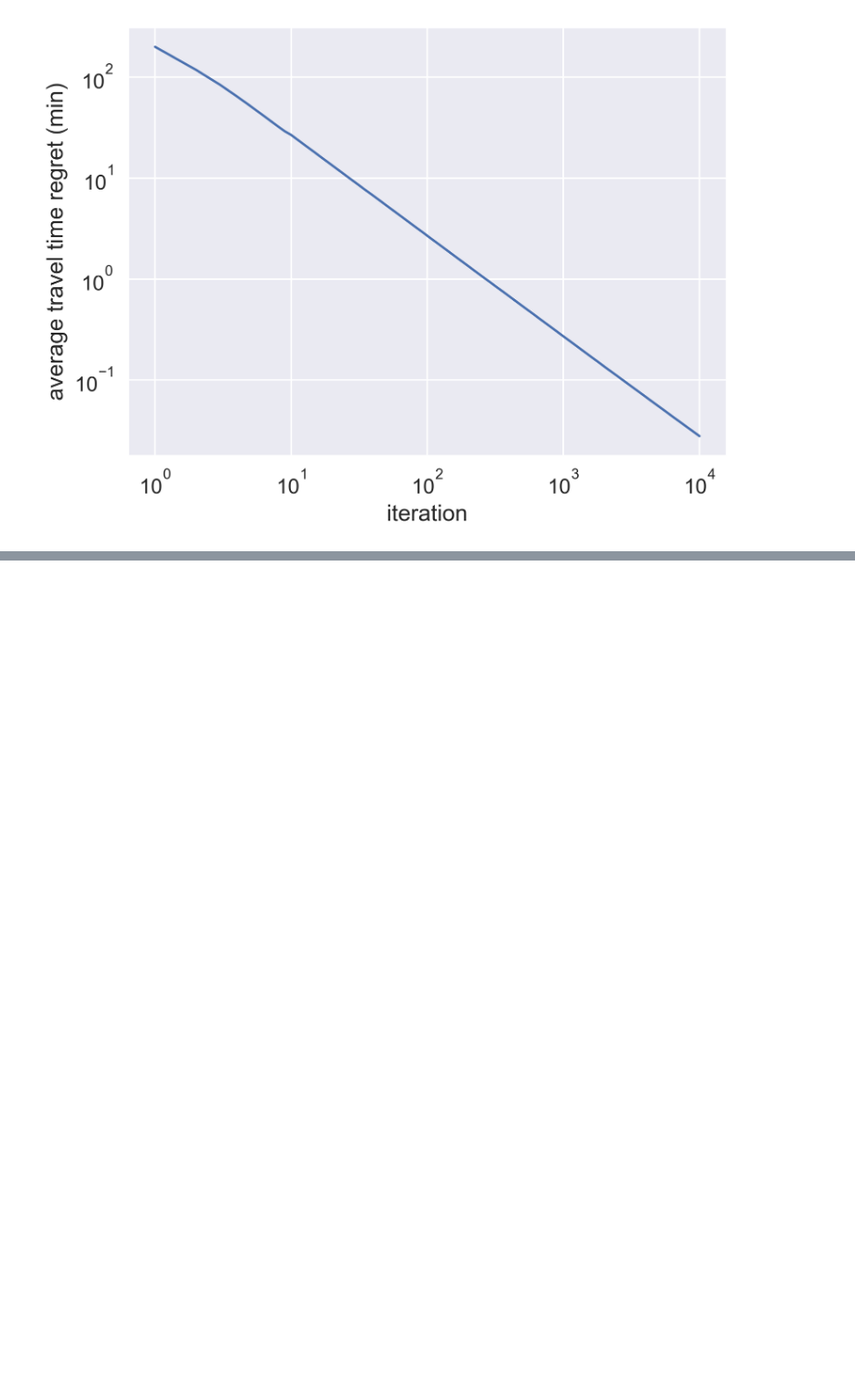
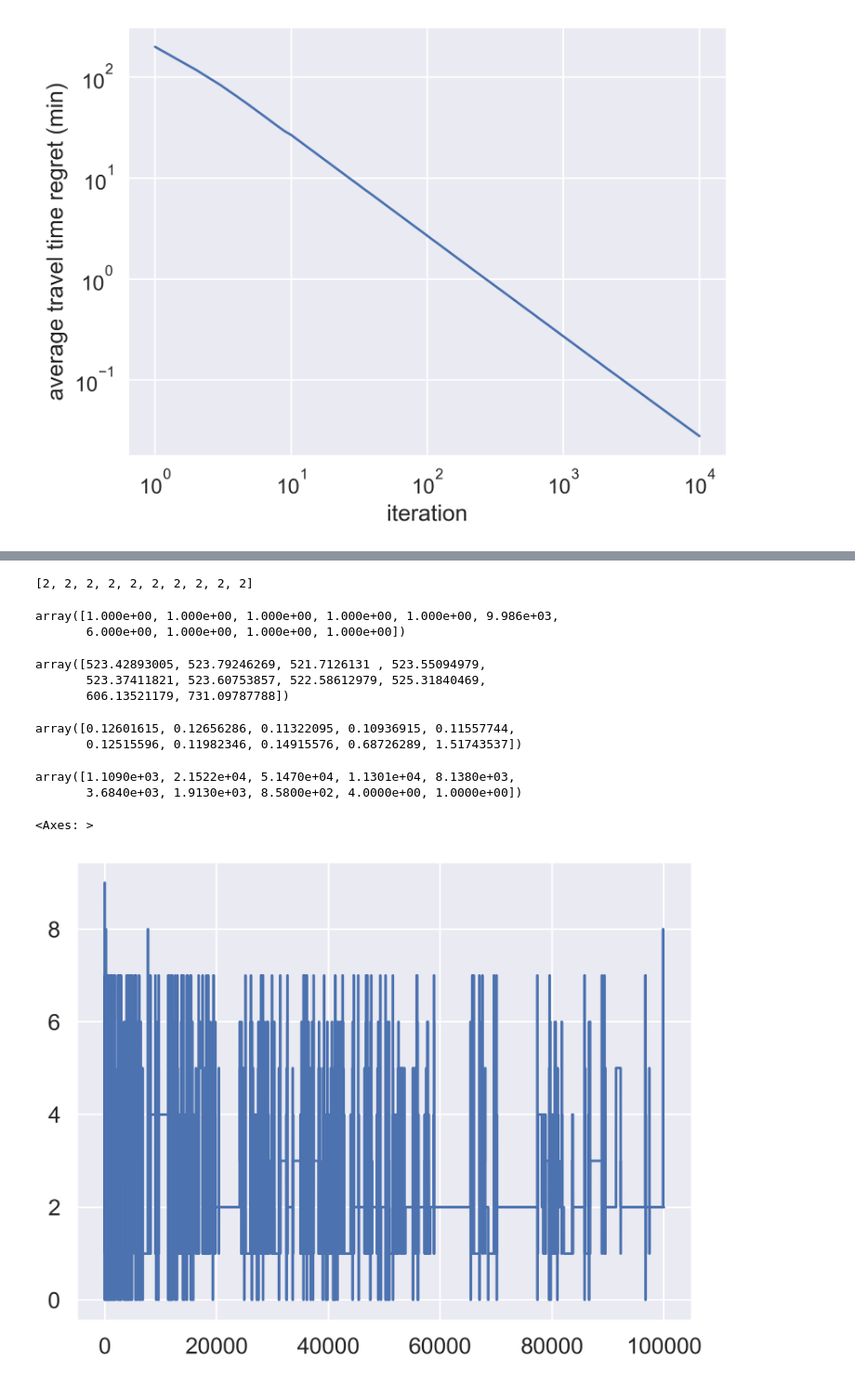
Before and after one commit to xinyufei/route_recommendation, a Jupyter notebook: test_notebook/test_bandit.ipynb, the cells around one changed output, grey strips where cells are left out. Shown at 93% size. Cells and saved outputs as stored; diff of their text form; code cells hidden in the pictures; blank space fills up the shorter version.

```diff
--- a/test_notebook/test_bandit.ipynb
+++ b/test_notebook/test_bandit.ipynb
@@ -412,0 +436,31 @@ fig_2 = draw_figure_runs(all_regret)
+# %%
+all_results_highvar_final[0]['actions'][-10:]
+# %% [output]
+[2, 2, 2, 2, 2, 2, 2, 2, 2, 2]
+# %%
+all_results_highvar_final[0]['pull_time_bandit']
+# %% [output]
+array([1.000e+00, 1.000e+00, 1.000e+00, 1.000e+00, 1.000e+00, 9.986e+03,
+       6.000e+00, 1.000e+00, 1.000e+00, 1.000e+00])
+# %%
+all_results_highvar_final[0]['total_time_bandit'] / all_results_highvar_final[0]['pull_time_bandit']
+# %% [output]
+array([523.42893005, 523.79246269, 521.7126131 , 523.55094979,
+       523.37411821, 523.60753857, 522.58612979, 525.31840469,
+       606.13521179, 731.09787788])
+# %%
+np.sqrt(2 * np.log(10000 + 1) / all_results_highvar_final[0]['pull_time_bandit'])
+# %% [output]
+array([0.12601615, 0.12656286, 0.11322095, 0.10936915, 0.11557744,
+       0.12515596, 0.11982346, 0.14915576, 0.68726289, 1.51743537])
+# %%
+all_results_highvar_final[0]['pull_time_bandit']
+# epsilon_greedy_opt.compute_upper_bound()
+# %% [output]
+array([1.1090e+03, 2.1522e+04, 5.1470e+04, 1.1301e+04, 8.1380e+03,
+       3.6840e+03, 1.9130e+03, 8.5800e+02, 4.0000e+00, 1.0000e+00])
+# %%
+sns.lineplot(x=np.arange(100000) + 1, y=all_results_highvar_final[0]['actions'], errorbar=None)
+# %% [output]
+<Axes: >
+[figure, added]
```
Also changed, not shown: parts of 11 cells of this notebook, 3 other files.
